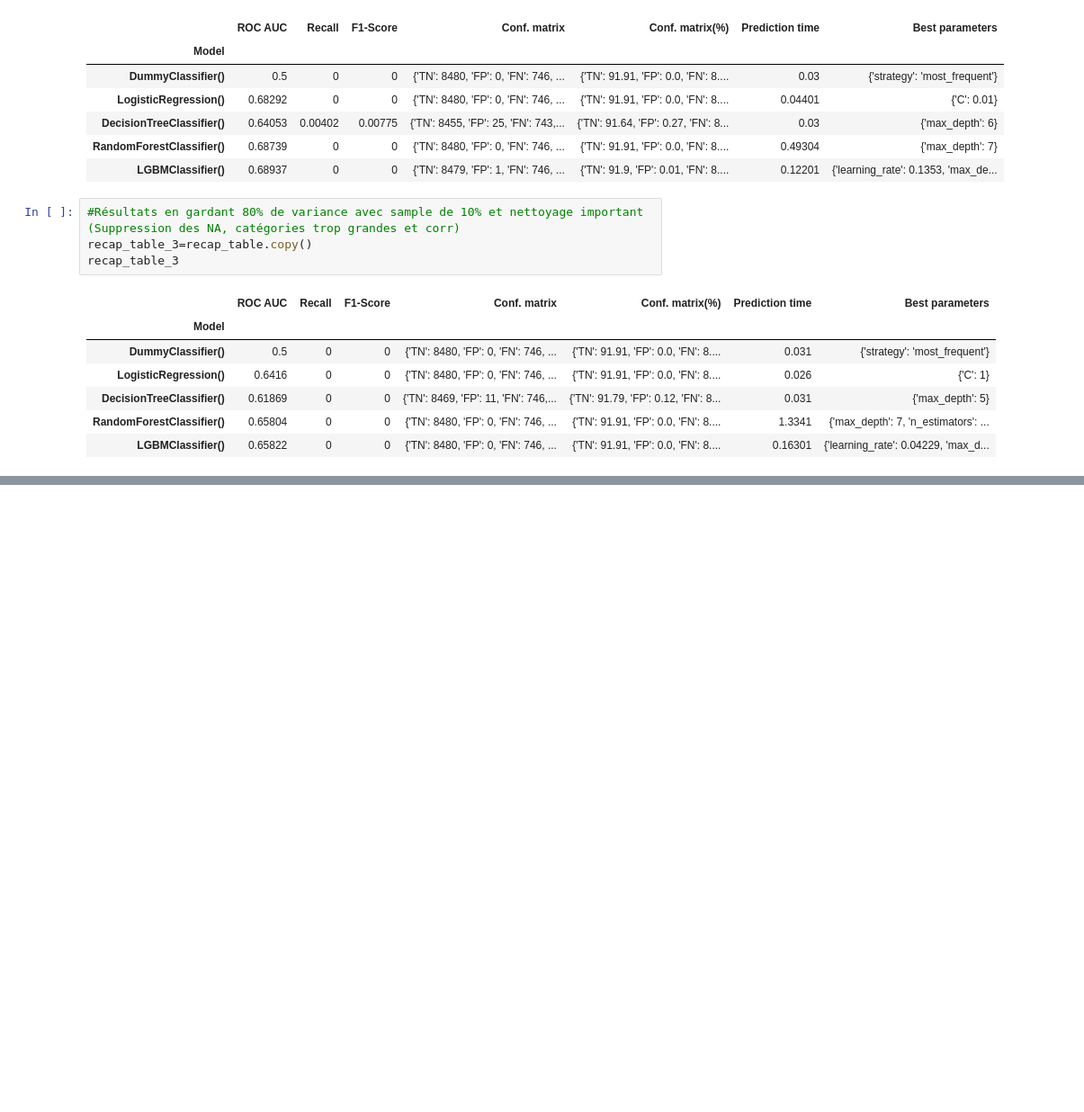
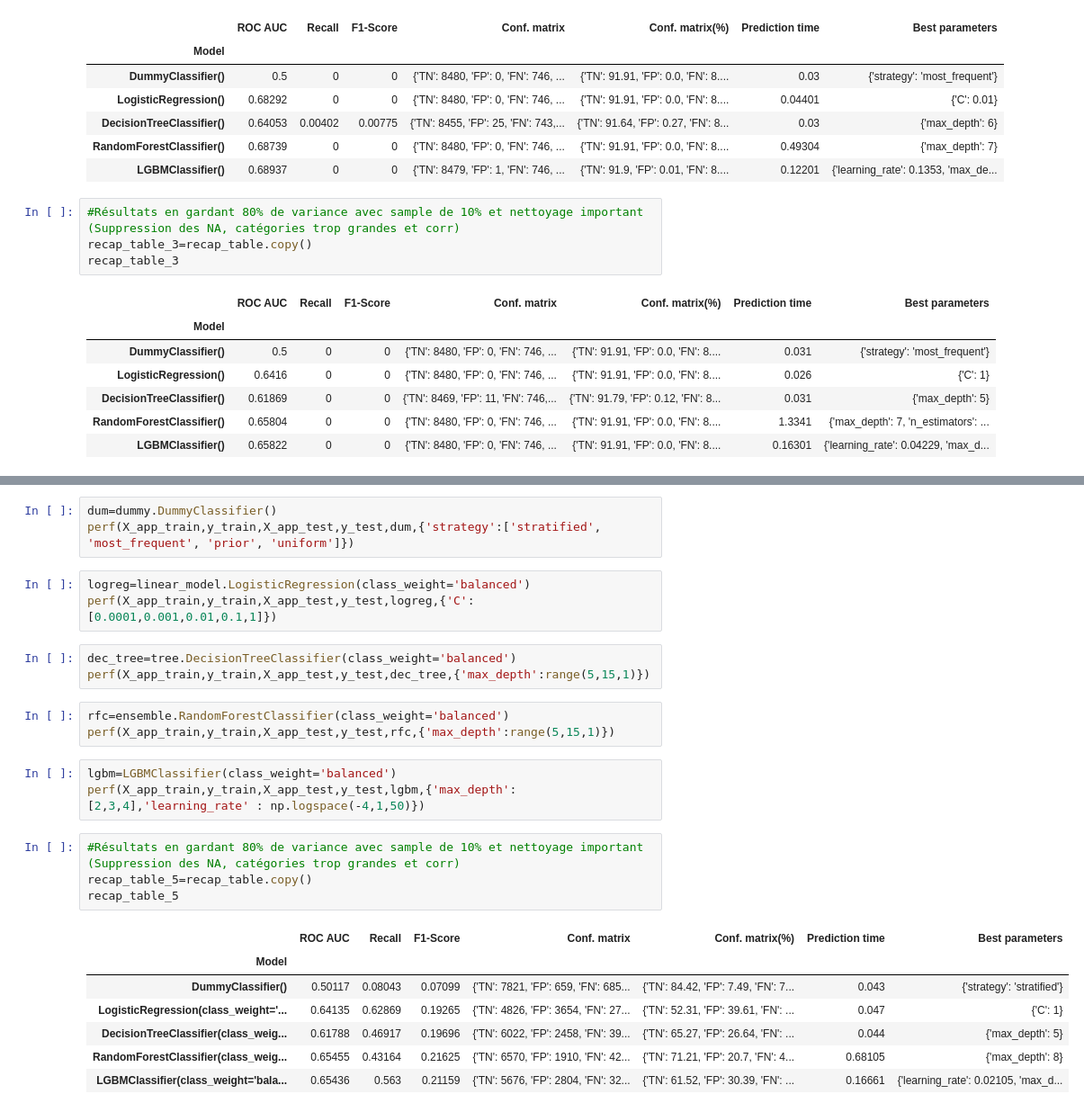
Before and after one commit to StevPav/OCR_Data_Scientist_P7, a Jupyter notebook: P7_01_notebook.ipynb, the cells around one changed output, grey strips where cells are left out. Shown at 90% size. Drawn from its saved outputs; the diff is of its cells as text; blank space fills up the shorter version.

```diff
--- a/P7_01_notebook.ipynb
+++ b/P7_01_notebook.ipynb
@@ -726,0 +730,27 @@ recap_table_3
+# %%
+dum=dummy.DummyClassifier()
+perf(X_app_train,y_train,X_app_test,y_test,dum,{'strategy':['stratified', 'most_frequent', 'prior', 'uniform']})
+# %%
+logreg=linear_model.LogisticRegression(class_weight='balanced')
+perf(X_app_train,y_train,X_app_test,y_test,logreg,{'C':[0.0001,0.001,0.01,0.1,1]})
+# %%
+dec_tree=tree.DecisionTreeClassifier(class_weight='balanced')
+perf(X_app_train,y_train,X_app_test,y_test,dec_tree,{'max_depth':range(5,15,1)})
+# %%
+rfc=ensemble.RandomForestClassifier(class_weight='balanced')
+perf(X_app_train,y_train,X_app_test,y_test,rfc,{'max_depth':range(5,15,1)})
+# %%
+lgbm=LGBMClassifier(class_weight='balanced')
+perf(X_app_train,y_train,X_app_test,y_test,lgbm,{'max_depth': [2,3,4],'learning_rate' : np.logspace(-4,1,50)})
+# %%
+#Résultats en gardant 80% de variance avec sample de 10% et nettoyage important (Suppression des NA, catégories trop grandes et corr)
+recap_table_5=recap_table.copy()
+recap_table_5
+# %% [output]
+|  | ROC AUC | Recall | F1-Score | Conf. matrix | Conf. matrix(%) | Prediction time | Best parameters |
+| Model |  |  |  |  |  |  |  |
+| DummyClassifier() | 0.50117 | 0.08043 | 0.07099 | {'TN': 7821, 'FP': 659, 'FN': 685... | {'TN': 84.42, 'FP': 7.49, 'FN': 7... | 0.043 | {'strategy': 'stratified'} |
+| LogisticRegression(class_weight='... | 0.64135 | 0.62869 | 0.19265 | {'TN': 4826, 'FP': 3654, 'FN': 27... | {'TN': 52.31, 'FP': 39.61, 'FN': ... | 0.047 | {'C': 1} |
+| DecisionTreeClassifier(class_weig... | 0.61788 | 0.46917 | 0.19696 | {'TN': 6022, 'FP': 2458, 'FN': 39... | {'TN': 65.27, 'FP': 26.64, 'FN': ... | 0.044 | {'max_depth': 5} |
+| RandomForestClassifier(class_weig... | 0.65455 | 0.43164 | 0.21625 | {'TN': 6570, 'FP': 1910, 'FN': 42... | {'TN': 71.21, 'FP': 20.7, 'FN': 4... | 0.68105 | {'max_depth': 8} |
+| LGBMClassifier(class_weight='bala... | 0.65436 | 0.563 | 0.21159 | {'TN': 5676, 'FP': 2804, 'FN': 32... | {'TN': 61.52, 'FP': 30.39, 'FN': ... | 0.16661 | {'learning_rate': 0.02105, 'max_d... |
```
Also changed, not shown: parts of 9 cells of this notebook.
